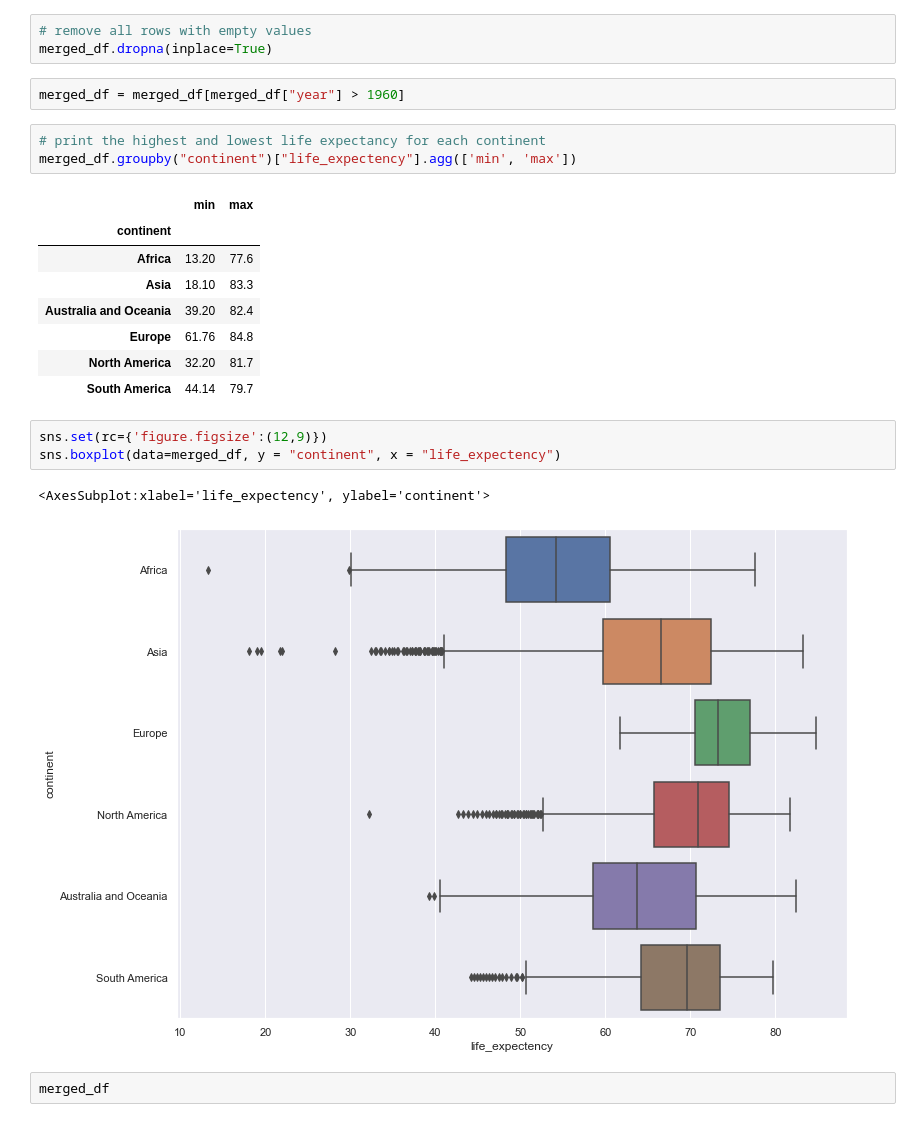
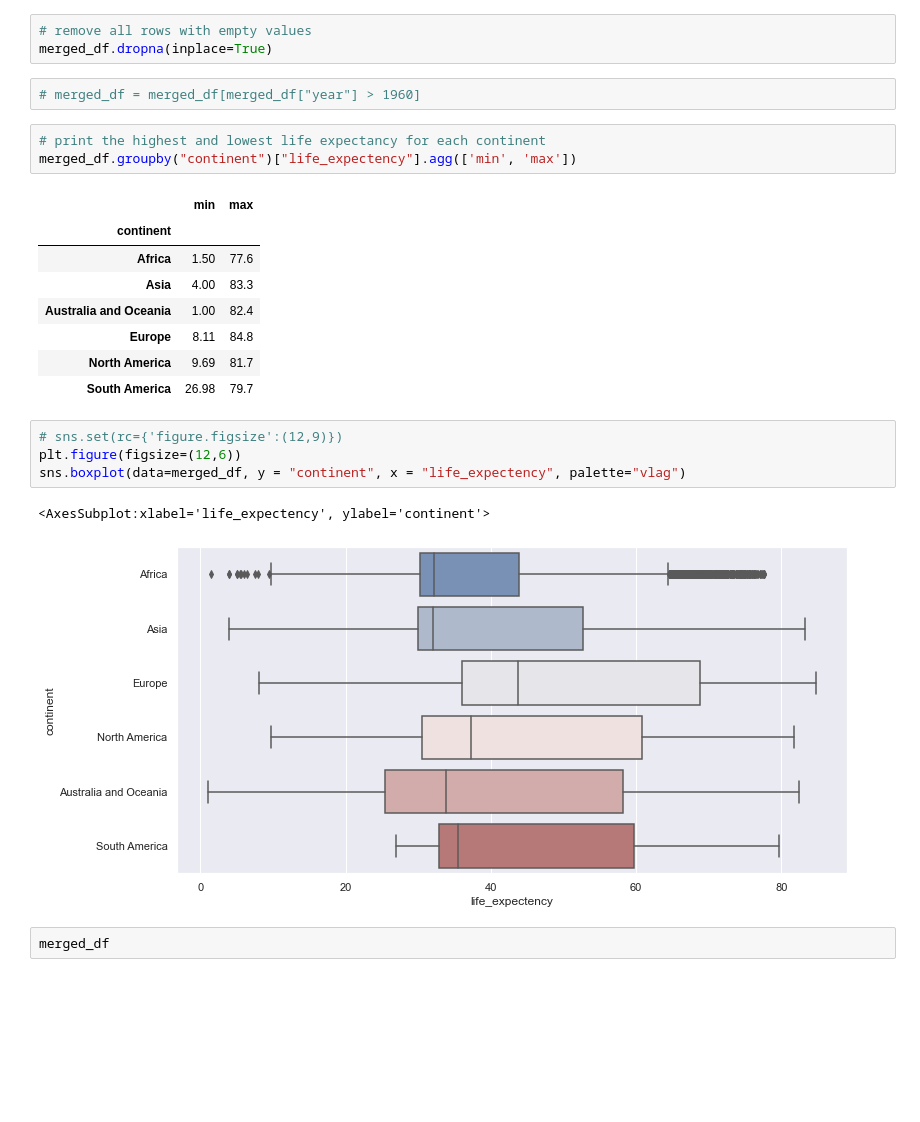
Before and after one commit to greentopsecret/random-forest-fennel-student-code, a Jupyter notebook: week_01/1.9-data-wrangling.ipynb, the cells around one changed output. Cells and saved outputs as stored; diff of their text form; blank space fills up the shorter version.

```diff
--- a/week_01/1.9-data-wrangling.ipynb
+++ b/week_01/1.9-data-wrangling.ipynb
@@ -73,25 +73,26 @@ merged_df
 # remove all rows with empty values
 merged_df.dropna(inplace=True)
 # %%
-merged_df = merged_df[merged_df["year"] > 1960]
+# merged_df = merged_df[merged_df["year"] > 1960]
 # %%
 # print the highest and lowest life expectancy for each continent
 merged_df.groupby("continent")["life_expectency"].agg(['min', 'max'])
 # %% [output]
 |  | min | max |
 | continent |  |  |
-| Africa | 13.20 | 77.6 |
-| Asia | 18.10 | 83.3 |
-| Australia and Oceania | 39.20 | 82.4 |
-| Europe | 61.76 | 84.8 |
-| North America | 32.20 | 81.7 |
-| South America | 44.14 | 79.7 |
+| Africa | 1.50 | 77.6 |
+| Asia | 4.00 | 83.3 |
+| Australia and Oceania | 1.00 | 82.4 |
+| Europe | 8.11 | 84.8 |
+| North America | 9.69 | 81.7 |
+| South America | 26.98 | 79.7 |
 # %%
-sns.set(rc={'figure.figsize':(12,9)})
-sns.boxplot(data=merged_df, y = "continent", x = "life_expectency")
+# sns.set(rc={'figure.figsize':(12,9)})
+plt.figure(figsize=(12,6))
+sns.boxplot(data=merged_df, y = "continent", x = "life_expectency", palette="vlag")
 # %% [output]
 <AxesSubplot:xlabel='life_expectency', ylabel='continent'>
-[figure, old version]
+[figure, new version]
 # %%
 merged_df
 # %% [output]
```
Also changed, not shown: parts of 35 cells of this notebook, 2 other files.
